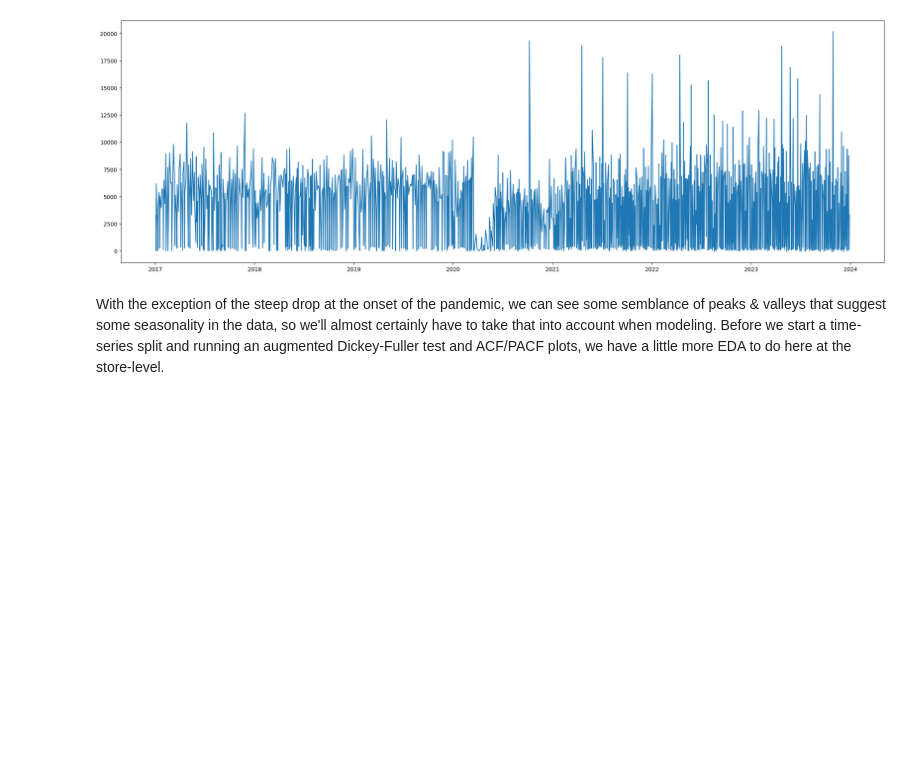
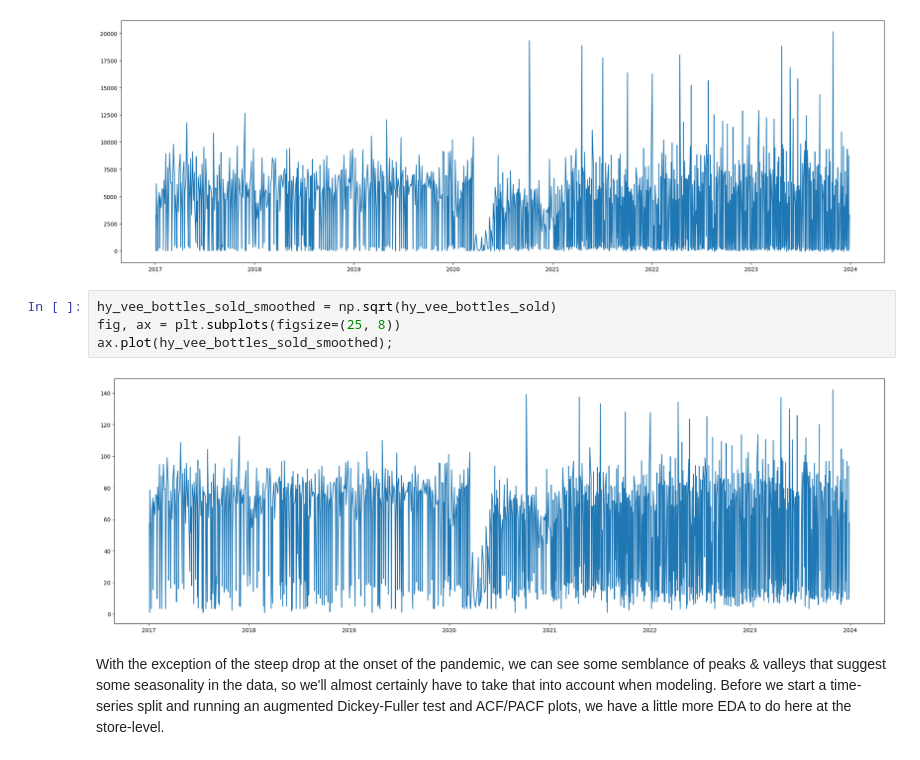
Before and after one commit to joeldmott/inventory_project, a Jupyter notebook: inventory_restocking_project.ipynb, the cells around one changed output. Cells and saved outputs as stored; diff of their text form; blank space fills up the shorter version.

```diff
--- a/inventory_restocking_project.ipynb
+++ b/inventory_restocking_project.ipynb
@@ -401,6 +401,12 @@ fig, ax = plt.subplots(figsize=(25, 8))
 ax.plot(hy_vee_bottles_sold);
 # %% [output]
 [figure]
+# %%
+hy_vee_bottles_sold_smoothed = np.sqrt(hy_vee_bottles_sold)
+fig, ax = plt.subplots(figsize=(25, 8))
+ax.plot(hy_vee_bottles_sold_smoothed);
+# %% [output]
+[figure, added]
 # %% [markdown]
 With the exception of the steep drop at the onset of the pandemic, we can see some semblance of peaks & valleys that suggest some seasonality in the data, so we'll almost certainly have to take that into account when modeling. Before we start a time-series split and running an augmented Dickey-Fuller test and ACF/PACF plots, we have a little more EDA to do here at the store-level.
 # %%
```
Also changed, not shown: parts of 5 cells of this notebook.
